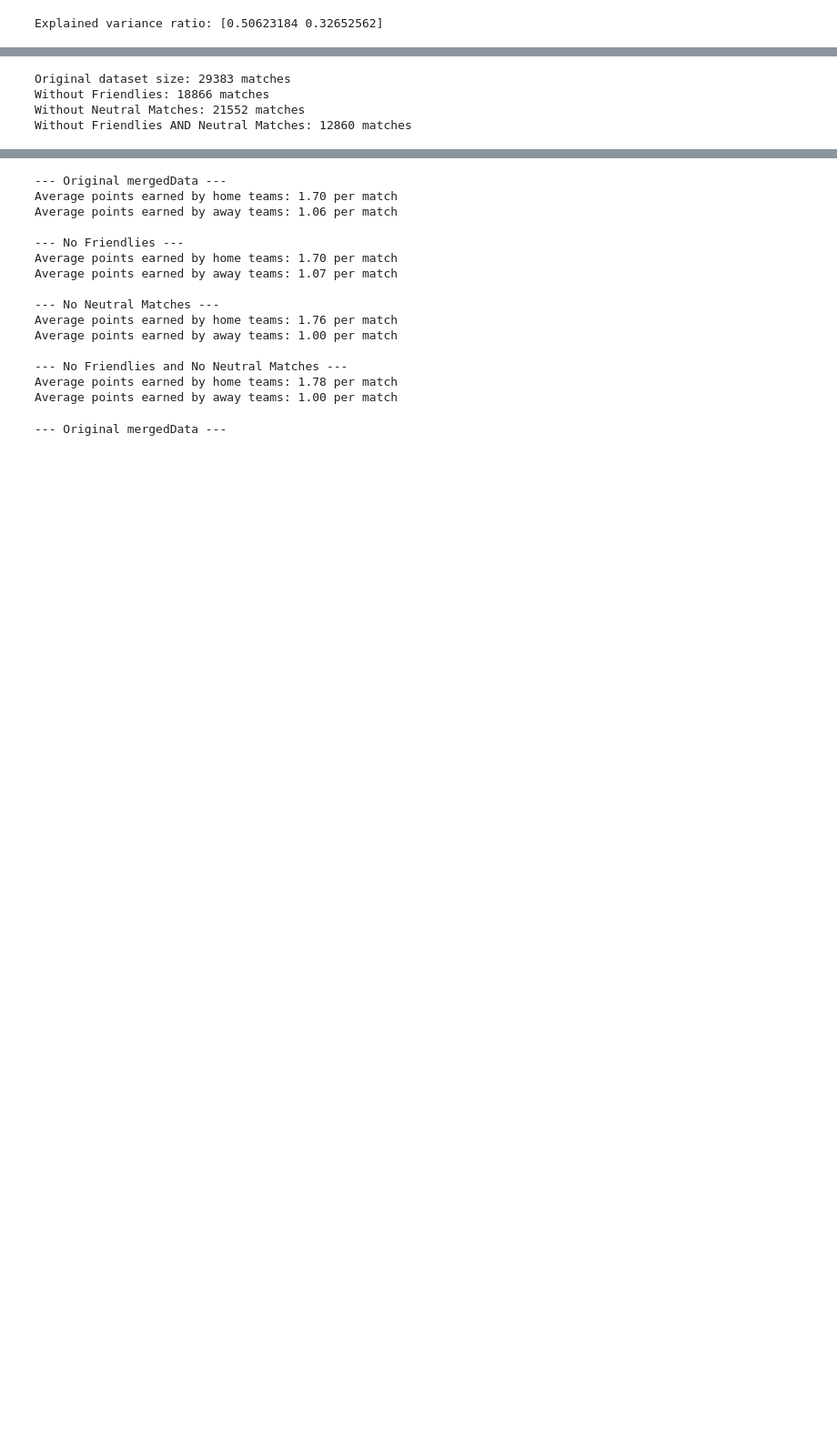
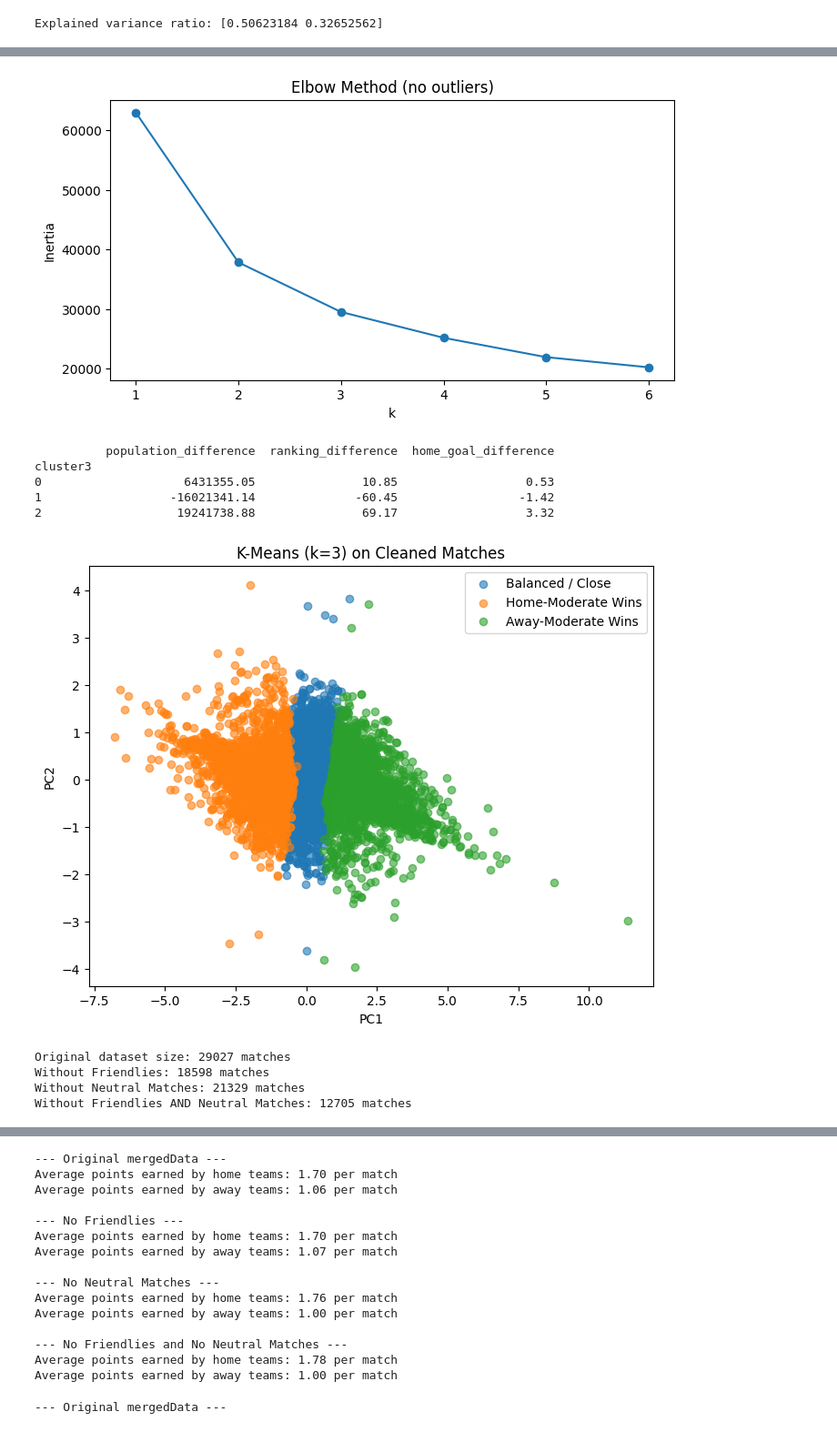
Before and after one commit to LucasHemm/Exam_AI, a Jupyter notebook: AI_Exam.ipynb, the cells around one changed output, grey strips where cells are left out. Shown at 91% size. Drawn from its saved outputs; the diff is of its cells as text; code cells hidden in the pictures; blank space fills up the shorter version.

```diff
--- a/AI_Exam.ipynb
+++ b/AI_Exam.ipynb
@@ -380,5 +421,63 @@ Estimated number of noise points: 551
+# %%
+# ─────────── 3-Cluster K-Means After Dropping Outliers ───────────
+from sklearn.cluster import KMeans
+import matplotlib.pyplot as plt
+
+# 1. Remove the “outlier” cluster (cluster2 == 3)
+clean = filtered[filtered['cluster2'] != 3].copy()
+
+# 2. Re‐assemble & scale
+feature_cols = ['population_difference','ranking_difference','home_goal_difference']
+Xc        = clean[feature_cols]
+Xc_scaled = scaler.transform(Xc)
+
+# 3. Elbow for k = 1…6 on the cleaned set
+inertias = []
+Ks = range(1, 7)
+for k_ in Ks:
+    km_ = KMeans(n_clusters=k_, random_state=42).fit(Xc_scaled)
+    inertias.append(km_.inertia_)
+
+plt.figure(figsize=(8,4))
+plt.plot(Ks, inertias, '-o')
+plt.xlabel('k'); plt.ylabel('Inertia')
+plt.title('Elbow Method (no outliers)')
+plt.xticks(Ks)
+plt.show()
+
+# 4. Choose k = 3
+best_k = 3
+
+# 5. Fit final K-Means
+km3     = KMeans(n_clusters=best_k, random_state=42).fit(Xc_scaled)
+labels3 = km3.labels_
+clean['cluster3'] = labels3
+
+# 6. Profile the three clusters
+print(clean.groupby('cluster3')[feature_cols].mean().round(2))
+
+# 7. Scatter on your PCA embedding
+Xc_pca = pca.transform(Xc_scaled)
+plt.figure(figsize=(8,6))
+names = {0:'Balanced / Close', 1:'Home-Moderate Wins', 2:'Away-Moderate Wins'}
+for cid, name in names.items():
+    m = labels3 == cid
+    plt.scatter(Xc_pca[m,0], Xc_pca[m,1], alpha=0.6, label=name)
+plt.xlabel('PC1'); plt.ylabel('PC2')
+plt.title('K-Means (k=3) on Cleaned Matches')
+plt.legend()
+plt.show()
+# %% [output]
+[figure, added]
+          population_difference  ranking_difference  home_goal_difference
+cluster3
+0                    6431355.05               10.85                  0.53
+1                  -16021341.14              -60.45                 -1.42
+2                   19241738.88               69.17                  3.32
+[figure, added]
 # %%
 
+mergedData = clean.copy()
 # 1. Remove Friendlies
 mergedData_no_friendlies = mergedData[mergedData['tournament'] != 'Friendly'].copy()
 
@@ -395,10 +494,10 @@ print(f"Without Friendlies: {mergedData_no_friendlies.shape[0]} matches")
 print(f"Without Neutral Matches: {mergedData_no_neutral.shape[0]} matches")
 print(f"Without Friendlies AND Neutral Matches: {mergedData_no_friendlies_no_neutral.shape[0]} matches")
 # %% [output]
-Original dataset size: 29383 matches
-Without Friendlies: 18866 matches
-Without Neutral Matches: 21552 matches
-Without Friendlies AND Neutral Matches: 12860 matches
+Original dataset size: 29027 matches
+Without Friendlies: 18598 matches
+Without Neutral Matches: 21329 matches
+Without Friendlies AND Neutral Matches: 12705 matches
 # %%
 def determine_result(row):
     if row['home_score'] > row['away_score']:
```
Also changed, not shown: parts of 12 cells of this notebook.
